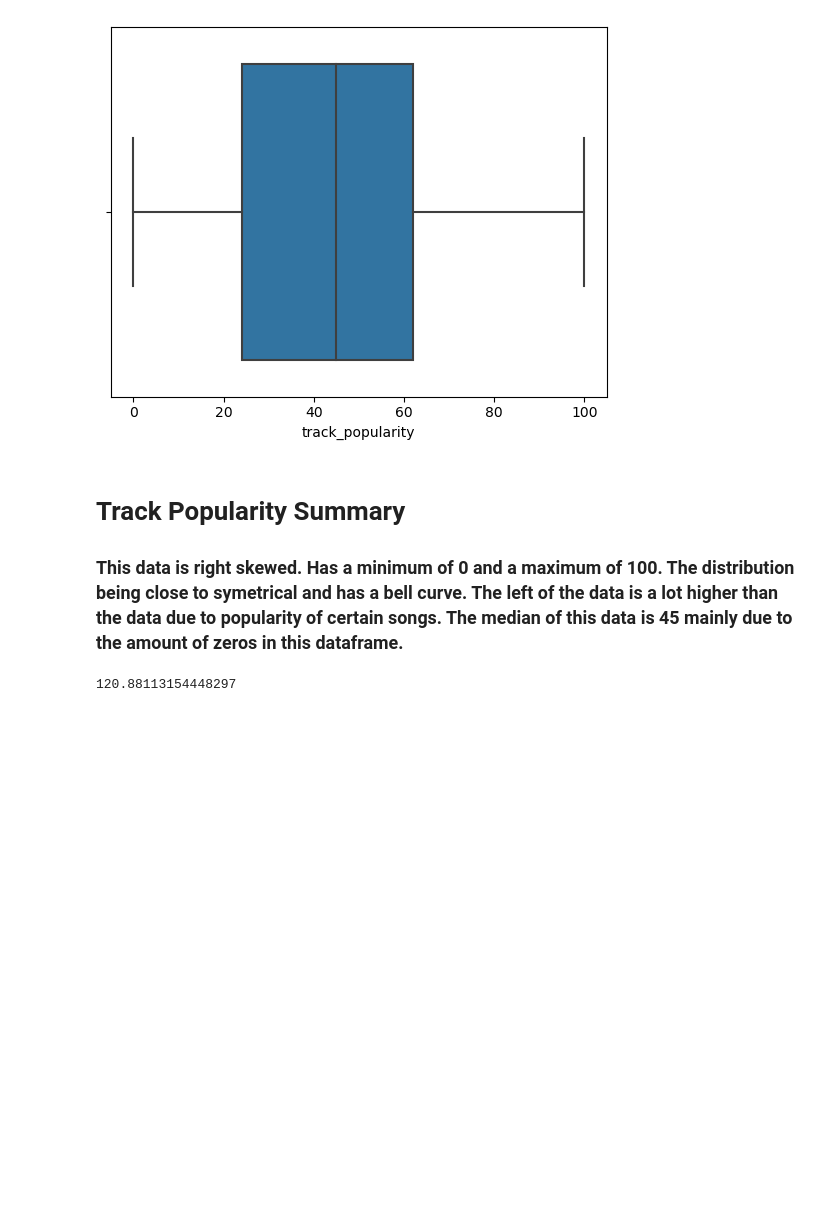
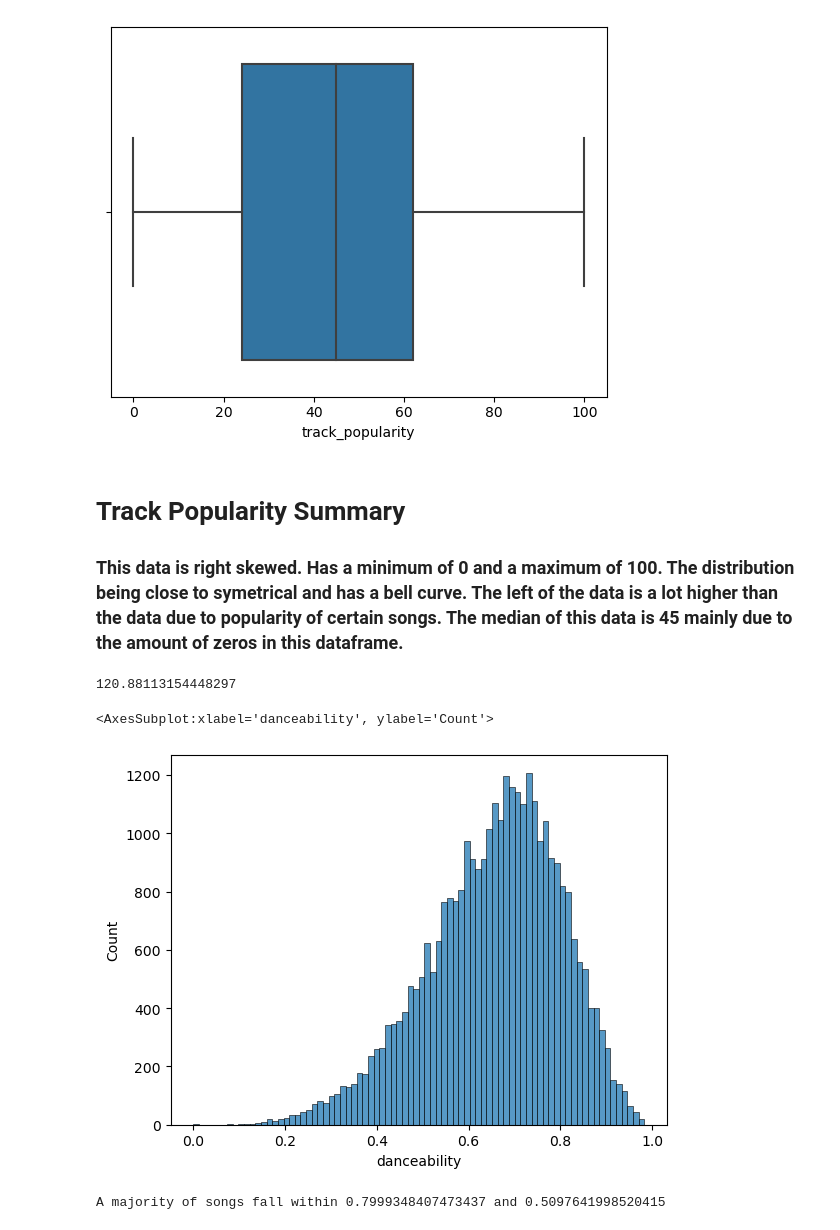
Before and after one commit to CrunchySweet/AI, a Jupyter notebook: Semester1/Spotify/Spotify Songs.ipynb, the cells around one changed output. Cells and saved outputs as stored; diff of their text form; code cells hidden in the pictures; blank space fills up the shorter version.

```diff
--- a/Semester1/Spotify/Spotify Songs.ipynb
+++ b/Semester1/Spotify/Spotify Songs.ipynb
@@ -69,0 +76,5 @@ avg(df["tempo"])
+# %%
+sns.histplot(data=df, x="danceability")
+# %% [output]
+<AxesSubplot:xlabel='danceability', ylabel='Count'>
+[figure, added]
@@ -69,0 +83,4 @@ avg(df["tempo"])
+# %%
+print("A majority of songs fall within", (avdan+standan), "and", (avdan-standan))
+# %% [output]
+A majority of songs fall within 0.7999348407473437 and 0.5097641998520415
```
Also changed, not shown: parts of 2 cells of this notebook.
